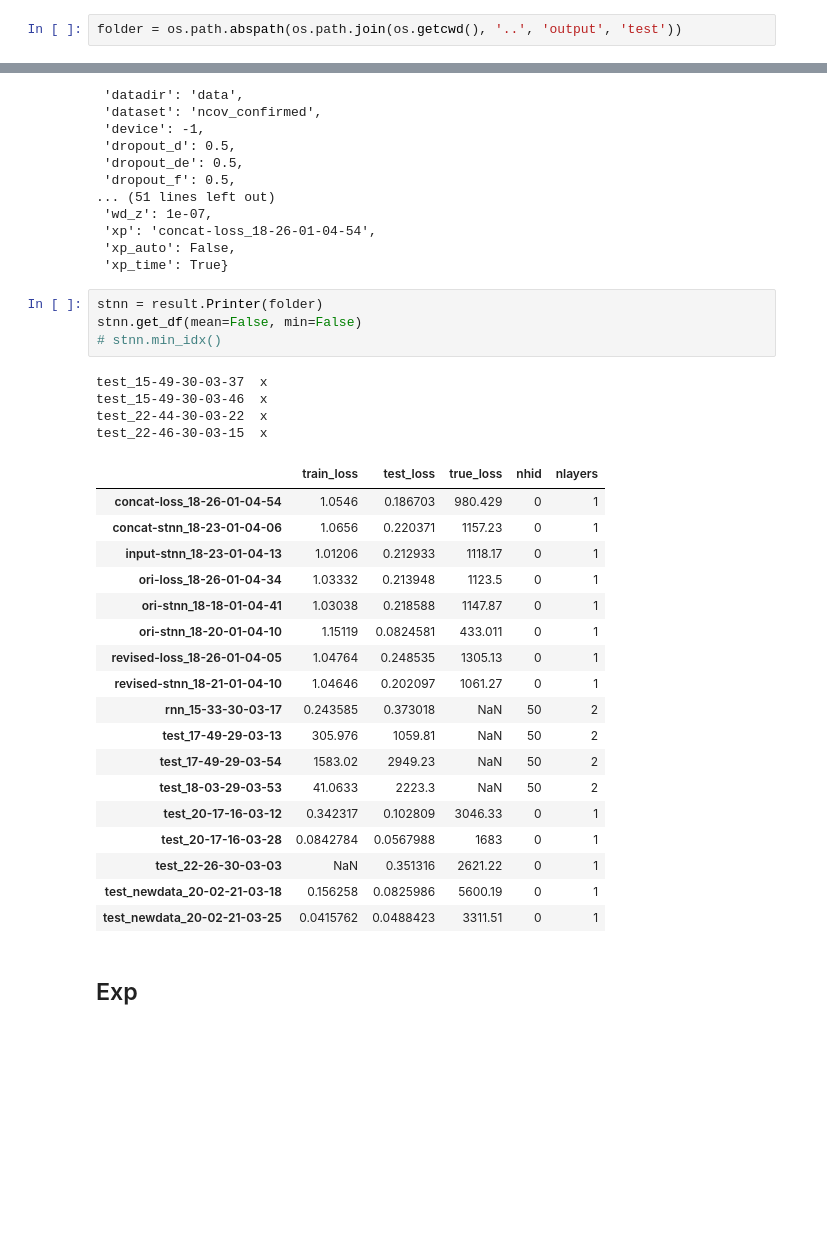
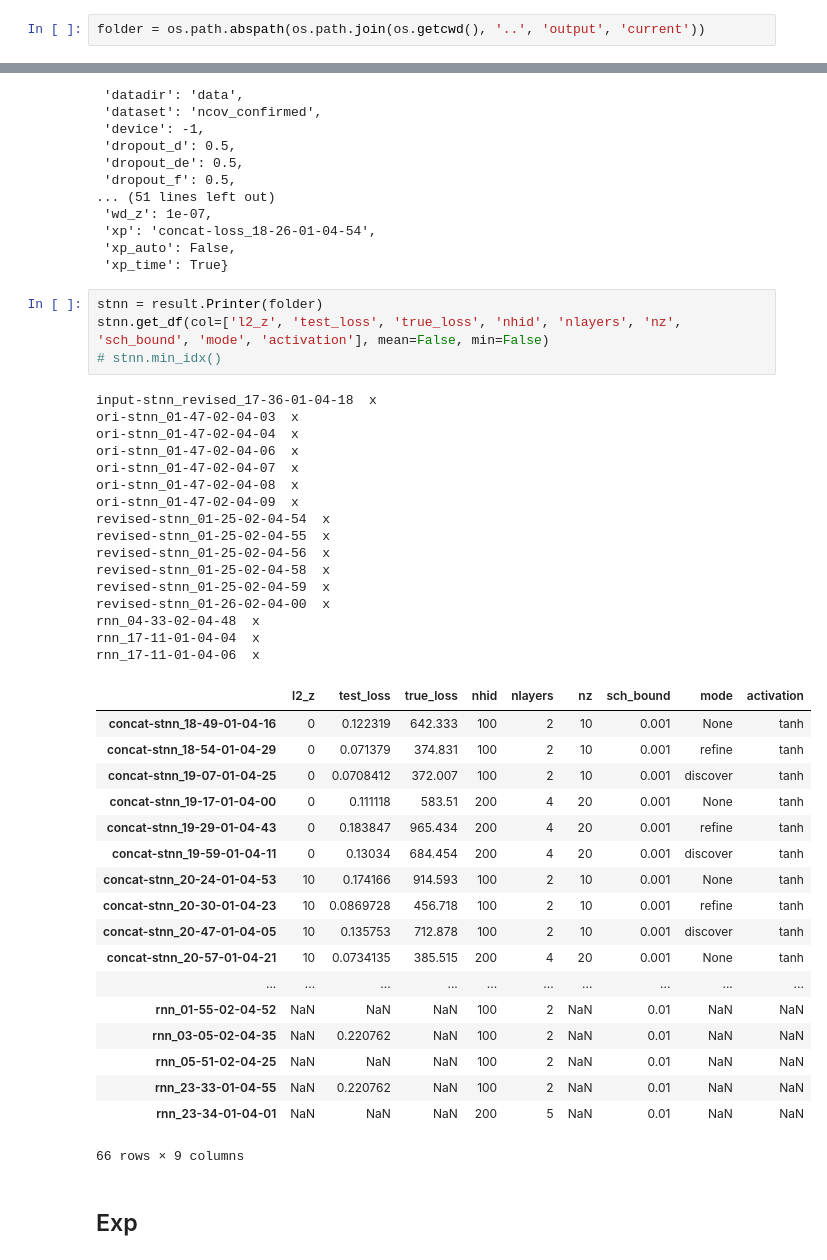
Before and after one commit to wtding1998/RNN_nCov, a Jupyter notebook: test_result.ipynb, the cells around one changed output, grey strips where cells are left out. Drawn from its saved outputs; the diff is of its cells as text; blank space fills up the shorter version.

```diff
--- a/test_result.ipynb
+++ b/test_result.ipynb
@@ -36,7 +36,7 @@ plt.colorbar()
 # %%
 pred_all = {}
 # %%
-folder = os.path.abspath(os.path.join(os.getcwd(), '..', 'output', 'test'))
+folder = os.path.abspath(os.path.join(os.getcwd(), '..', 'output', 'current'))
 # %%
 result.get_config(os.path.join(folder, 'concat-loss_18-26-01-04-54'))
 # %% [output]
@@ -59,31 +59,43 @@ result.get_config(os.path.join(folder, 'concat-loss_18-26-01-04-54'))
  'xp_time': True}
 # %%
 stnn = result.Printer(folder)
-stnn.get_df(mean=False, min=False)
+stnn.get_df(col=['l2_z', 'test_loss', 'true_loss', 'nhid', 'nlayers', 'nz', 'sch_bound', 'mode', 'activation'], mean=False, min=False)
 # stnn.min_idx()
 # %% [output]
-test_15-49-30-03-37  x
-test_15-49-30-03-46  x
-test_22-44-30-03-22  x
-test_22-46-30-03-15  x
+input-stnn_revised_17-36-01-04-18  x
+ori-stnn_01-47-02-04-03  x
+ori-stnn_01-47-02-04-04  x
+ori-stnn_01-47-02-04-06  x
+ori-stnn_01-47-02-04-07  x
+ori-stnn_01-47-02-04-08  x
+ori-stnn_01-47-02-04-09  x
+revised-stnn_01-25-02-04-54  x
+revised-stnn_01-25-02-04-55  x
+revised-stnn_01-25-02-04-56  x
+revised-stnn_01-25-02-04-58  x
+revised-stnn_01-25-02-04-59  x
+revised-stnn_01-26-02-04-00  x
+rnn_04-33-02-04-48  x
+rnn_17-11-01-04-04  x
+rnn_17-11-01-04-06  x
-|  | train_loss | test_loss | true_loss | nhid | nlayers |
-| concat-loss_18-26-01-04-54 | 1.0546 | 0.186703 | 980.429 | 0 | 1 |
-| concat-stnn_18-23-01-04-06 | 1.0656 | 0.220371 | 1157.23 | 0 | 1 |
-| input-stnn_18-23-01-04-13 | 1.01206 | 0.212933 | 1118.17 | 0 | 1 |
-| ori-loss_18-26-01-04-34 | 1.03332 | 0.213948 | 1123.5 | 0 | 1 |
-| ori-stnn_18-18-01-04-41 | 1.03038 | 0.218588 | 1147.87 | 0 | 1 |
-| ori-stnn_18-20-01-04-10 | 1.15119 | 0.0824581 | 433.011 | 0 | 1 |
-| revised-loss_18-26-01-04-05 | 1.04764 | 0.248535 | 1305.13 | 0 | 1 |
-| revised-stnn_18-21-01-04-10 | 1.04646 | 0.202097 | 1061.27 | 0 | 1 |
-| rnn_15-33-30-03-17 | 0.243585 | 0.373018 | NaN | 50 | 2 |
-| test_17-49-29-03-13 | 305.976 | 1059.81 | NaN | 50 | 2 |
-| test_17-49-29-03-54 | 1583.02 | 2949.23 | NaN | 50 | 2 |
-| test_18-03-29-03-53 | 41.0633 | 2223.3 | NaN | 50 | 2 |
-| test_20-17-16-03-12 | 0.342317 | 0.102809 | 3046.33 | 0 | 1 |
-| test_20-17-16-03-28 | 0.0842784 | 0.0567988 | 1683 | 0 | 1 |
-| test_22-26-30-03-03 | NaN | 0.351316 | 2621.22 | 0 | 1 |
-| test_newdata_20-02-21-03-18 | 0.156258 | 0.0825986 | 5600.19 | 0 | 1 |
-| test_newdata_20-02-21-03-25 | 0.0415762 | 0.0488423 | 3311.51 | 0 | 1 |
+|  | l2_z | test_loss | true_loss | nhid | nlayers | nz | sch_bound | mode | activation |
+| concat-stnn_18-49-01-04-16 | 0 | 0.122319 | 642.333 | 100 | 2 | 10 | 0.001 | None | tanh |
+| concat-stnn_18-54-01-04-29 | 0 | 0.071379 | 374.831 | 100 | 2 | 10 | 0.001 | refine | tanh |
+| concat-stnn_19-07-01-04-25 | 0 | 0.0708412 | 372.007 | 100 | 2 | 10 | 0.001 | discover | tanh |
+| concat-stnn_19-17-01-04-00 | 0 | 0.111118 | 583.51 | 200 | 4 | 20 | 0.001 | None | tanh |
+| concat-stnn_19-29-01-04-43 | 0 | 0.183847 | 965.434 | 200 | 4 | 20 | 0.001 | refine | tanh |
+| concat-stnn_19-59-01-04-11 | 0 | 0.13034 | 684.454 | 200 | 4 | 20 | 0.001 | discover | tanh |
+| concat-stnn_20-24-01-04-53 | 10 | 0.174166 | 914.593 | 100 | 2 | 10 | 0.001 | None | tanh |
+| concat-stnn_20-30-01-04-23 | 10 | 0.0869728 | 456.718 | 100 | 2 | 10 | 0.001 | refine | tanh |
+| concat-stnn_20-47-01-04-05 | 10 | 0.135753 | 712.878 | 100 | 2 | 10 | 0.001 | discover | tanh |
+| concat-stnn_20-57-01-04-21 | 10 | 0.0734135 | 385.515 | 200 | 4 | 20 | 0.001 | None | tanh |
+| ... | ... | ... | ... | ... | ... | ... | ... | ... | ... |
+| rnn_01-55-02-04-52 | NaN | NaN | NaN | 100 | 2 | NaN | 0.01 | NaN | NaN |
+| rnn_03-05-02-04-35 | NaN | 0.220762 | NaN | 100 | 2 | NaN | 0.01 | NaN | NaN |
+| rnn_05-51-02-04-25 | NaN | NaN | NaN | 100 | 2 | NaN | 0.01 | NaN | NaN |
+| rnn_23-33-01-04-55 | NaN | 0.220762 | NaN | 100 | 2 | NaN | 0.01 | NaN | NaN |
+| rnn_23-34-01-04-01 | NaN | NaN | NaN | 200 | 5 | NaN | 0.01 | NaN | NaN |
+66 rows × 9 columns
 # %% [markdown]
 ## Exp
 # %%
```
Also changed, not shown: parts of 13 cells of this notebook, 5 other files.
